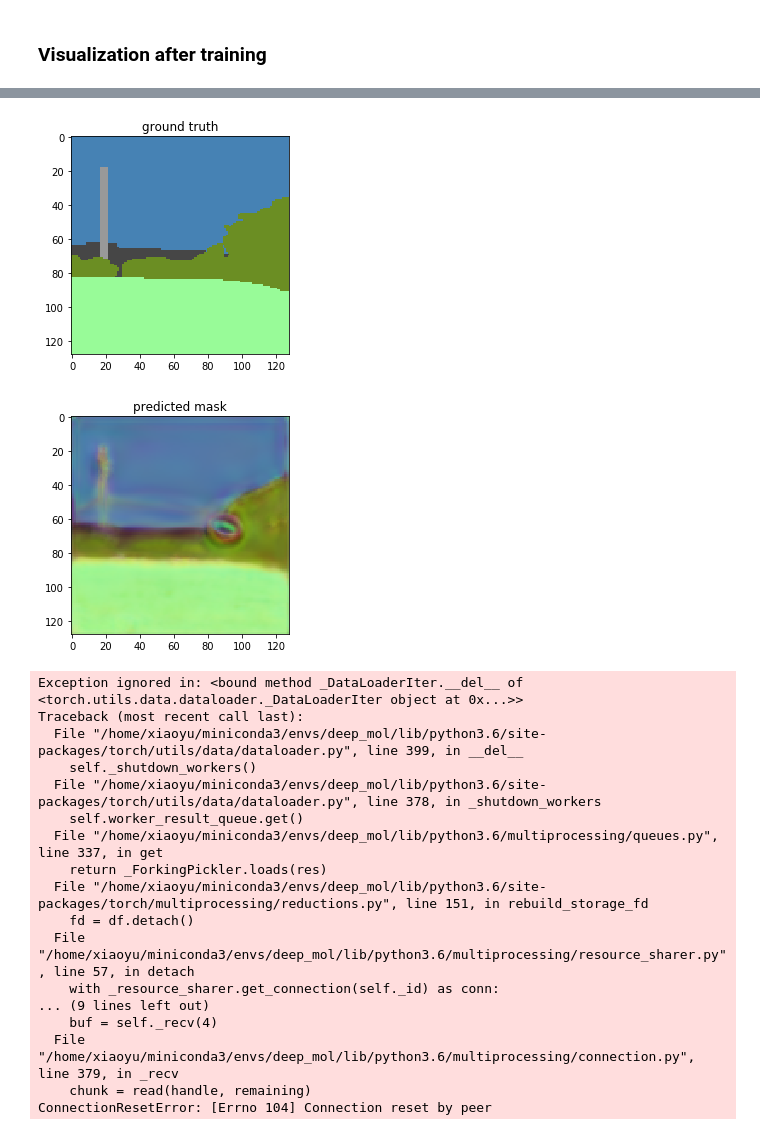
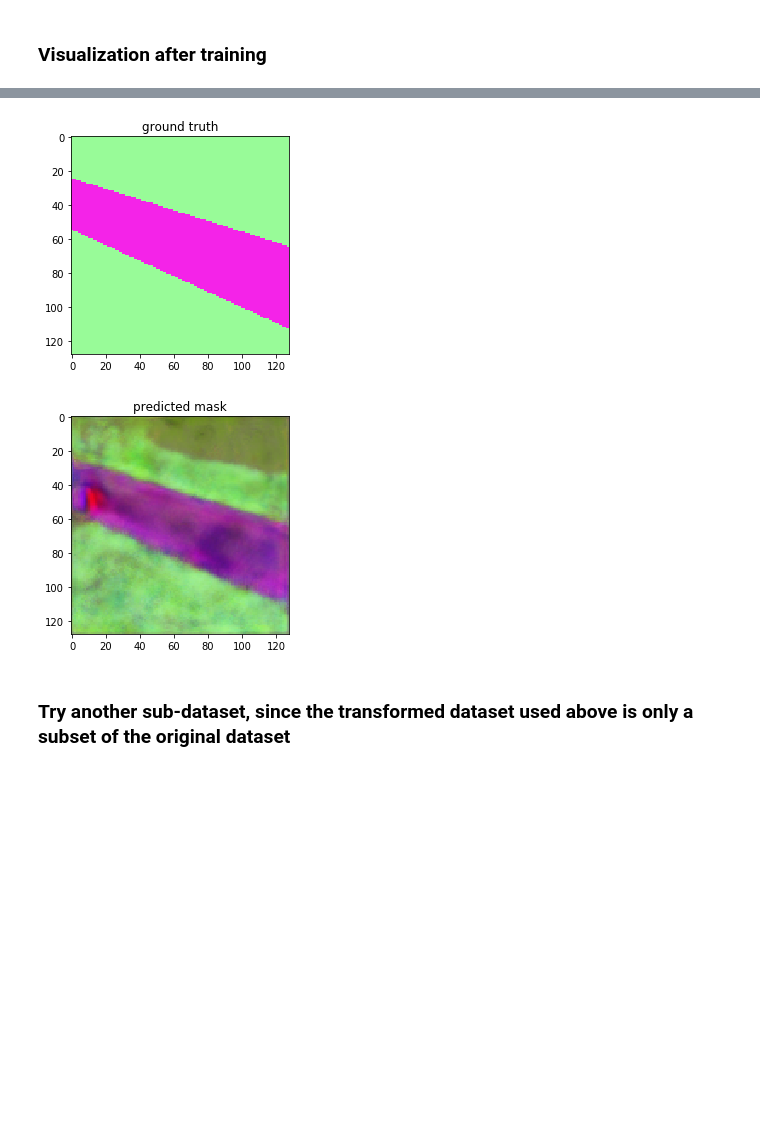
Before and after one commit to xysong1201/MRIImage_segmentation, a Jupyter notebook: Unet.ipynb, the cells around one changed output, grey strips where cells are left out. Saved outputs shown, nothing was run; the diff lists cells and outputs as text; code cells hidden in the pictures; blank space fills up the shorter version.

```diff
--- a/Unet.ipynb
+++ b/Unet.ipynb
@@ -277,0 +285,8 @@ dataloader = DataLoader(transformed_dataset, batch_size=1, shuffle = False, num_
+# %%
+print(len(train_loader))
+
+for i_batch, sample_batched in enumerate(train_loader):
+    print(i_batch)
+    print(sample_batched['image'].size())
+    if i_batch ==0:
+        break
@@ -290,7 +309,7 @@ def show_semantic_batch(sample_batched):
     plt.pause(0.5)
     plt.imshow(grid_semantic.numpy().transpose((1,2,0)))
 # %%
-for i_batch, sample_batched in enumerate(dataloader):
+for i_batch, (inputs, target) in enumerate(train_loader):
     print(i_batch, sample_batched['image'].size(), sample_batched['semantic'].size())
     print(sample_batched['image'].dtype)
     #Observe the 4th batch and stop
@@ -552,7 +571,7 @@ tensor([[[[0.4644, 0.4720, 0.4933,  ..., 0.5222, 0.4976, 0.5310],
 # %% [markdown]
 ### Visualization before training
 # %%
-for i_batch, sample_batched in enumerate(dataloader):
+for i_batch, sample_batched in enumerate(train_loader):
 
     # Prepare the data
     inputs, labels = sample_batched['image'], sample_batched['semantic']
@@ -650,7 +652,7 @@ criterion = nn.BCELoss()
 for epoch in range(100):
     # loop over the dataset 1 times
     running_loss = 0.0
-    for i_batch, sample_batched in enumerate(dataloader):
+    for i_batch, sample_batched in enumerate(train_loader):
 
         #get the inputs
         inputs, labels = sample_batched['image'], sample_batched['semantic']
@@ -746,7 +735,7 @@ KeyboardInterrupt
 # %% [markdown]
 ### Visualization after training
 # %%
-for i_batch, sample_batched in enumerate(dataloader):
+for i_batch, sample_batched in enumerate(train_loader):
 
     # Prepare the data
     inputs, labels = sample_batched['image'], sample_batched['semantic']
@@ -822,19 +801,4 @@ OSError: [Errno 9] Bad file descriptor
-[figure, old version]
+[figure, new version]
-[figure, old version]
+[figure, new version]
-Exception ignored in: <bound method _DataLoaderIter.__del__ of <torch.utils.data.dataloader._DataLoaderIter object at 0x...>>
-Traceback (most recent call last):
-  File "/home/xiaoyu/miniconda3/envs/deep_mol/lib/python3.6/site-packages/torch/utils/data/dataloader.py", line 399, in __del__
-    self._shutdown_workers()
-  File "/home/xiaoyu/miniconda3/envs/deep_mol/lib/python3.6/site-packages/torch/utils/data/dataloader.py", line 378, in _shutdown_workers
-    self.worker_result_queue.get()
-  File "/home/xiaoyu/miniconda3/envs/deep_mol/lib/python3.6/multiprocessing/queues.py", line 337, in get
-    return _ForkingPickler.loads(res)
-  File "/home/xiaoyu/miniconda3/envs/deep_mol/lib/python3.6/site-packages/torch/multiprocessing/reductions.py", line 151, in rebuild_storage_fd
-    fd = df.detach()
-  File "/home/xiaoyu/miniconda3/envs/deep_mol/lib/python3.6/multiprocessing/resource_sharer.py", line 57, in detach
-    with _resource_sharer.get_connection(self._id) as conn:
-... (9 lines left out)
-    buf = self._recv(4)
-  File "/home/xiaoyu/miniconda3/envs/deep_mol/lib/python3.6/multiprocessing/connection.py", line 379, in _recv
-    chunk = read(handle, remaining)
-ConnectionResetError: [Errno 104] Connection reset by peer
+# %% [markdown]
+### Try another sub-dataset, since the transformed dataset used above is only a subset of the original dataset
```
Also changed, not shown: parts of 15 cells of this notebook.
